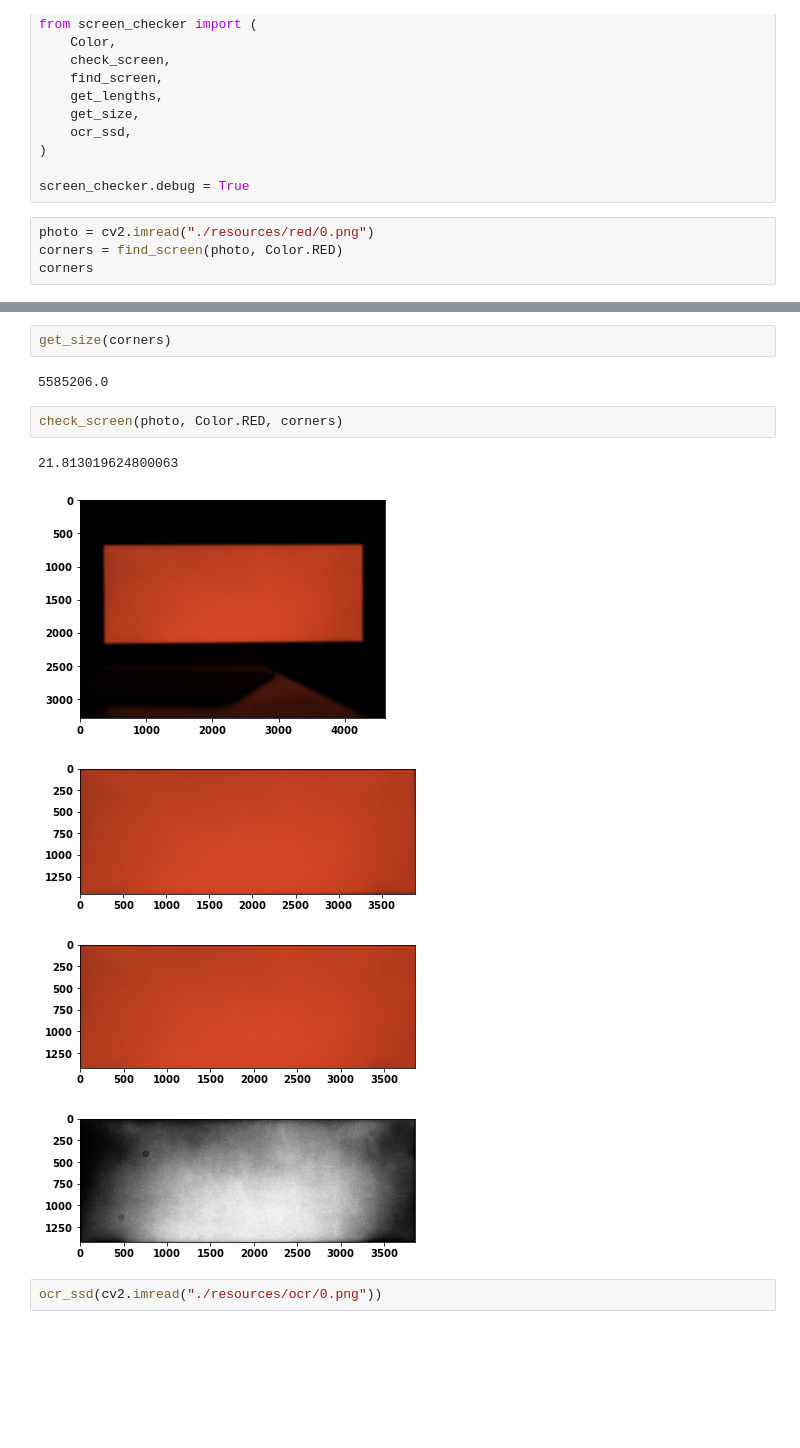
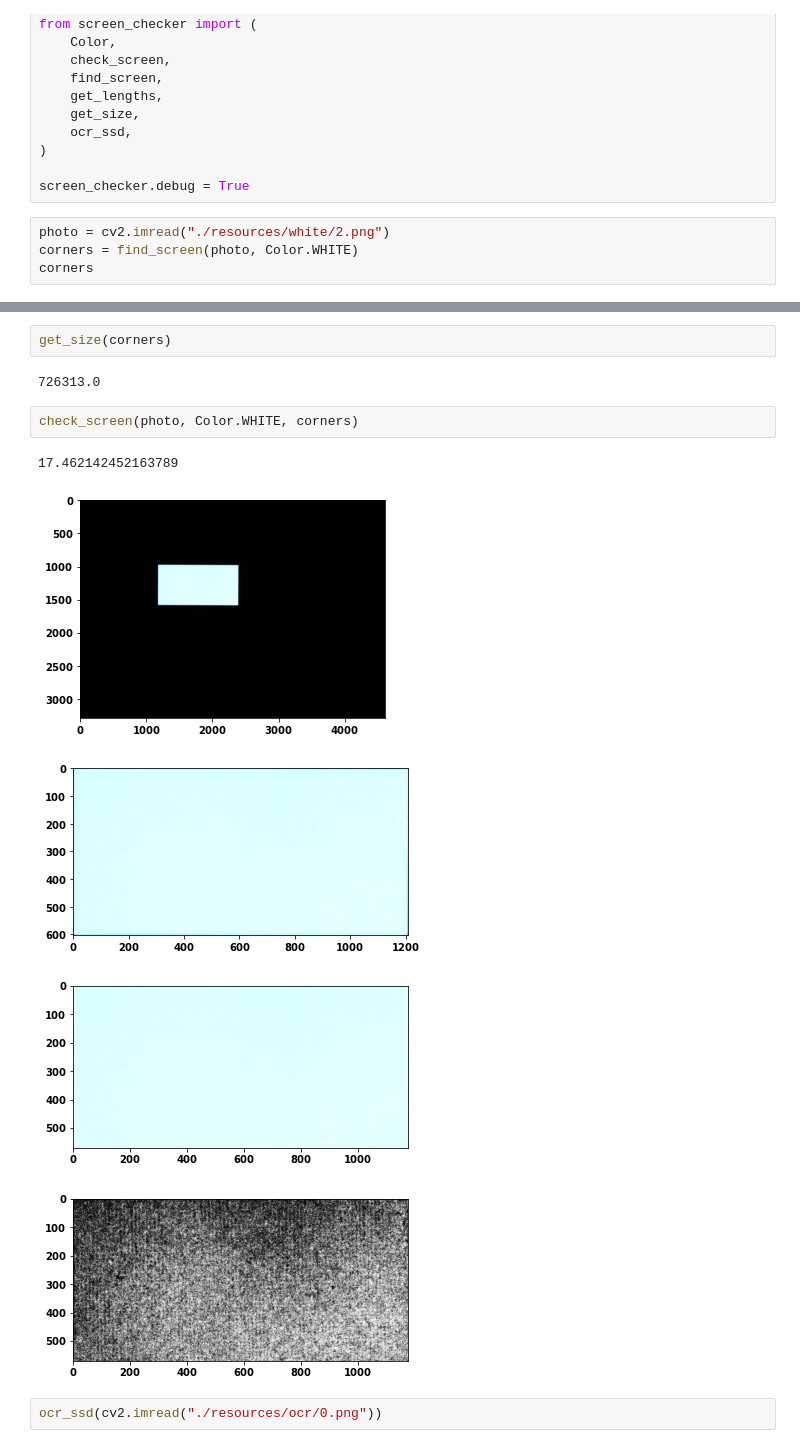
Before and after one commit to CCXXXI/screen-checker, a Jupyter notebook: example.ipynb, the cells around one changed output, grey strips where cells are left out. Cells and saved outputs as stored; diff of their text form; blank space fills up the shorter version.

Commit message:
docs: update example
docs: use white/2.png

docs: update images

```diff
--- a/example.ipynb
+++ b/example.ipynb
@@ -13,7 +13,7 @@ from screen_checker import (
 
 screen_checker.debug = True
 # %%
-photo = cv2.imread("./resources/red/0.png")
-corners = find_screen(photo, Color.RED)
+photo = cv2.imread("./resources/white/2.png")
+corners = find_screen(photo, Color.WHITE)
 corners
 # %% [output]
@@ -37,15 +37,15 @@ get_lengths(corners)
 # %%
 get_size(corners)
 # %% [output]
-5585206.0
+726313.0
 # %%
-check_screen(photo, Color.RED, corners)
+check_screen(photo, Color.WHITE, corners)
 # %% [output]
-21.813019624800063
+17.462142452163789
-[figure, old version]
+[figure, new version]
-[figure, old version]
+[figure, new version]
-[figure, old version]
+[figure, new version]
-[figure, old version]
+[figure, new version]
 # %%
 ocr_ssd(cv2.imread("./resources/ocr/0.png"))
 # %% [output]
```
Also changed, not shown: parts of 2 cells of this notebook.
